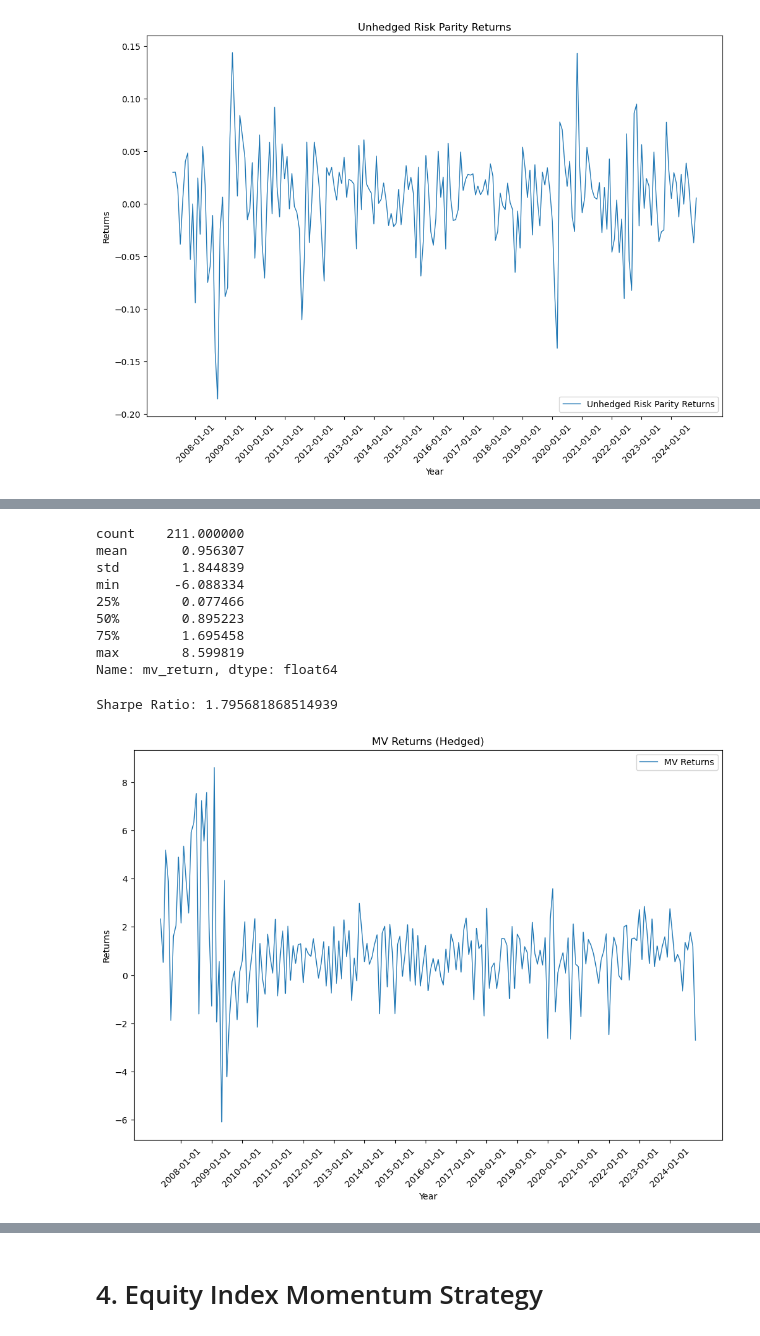
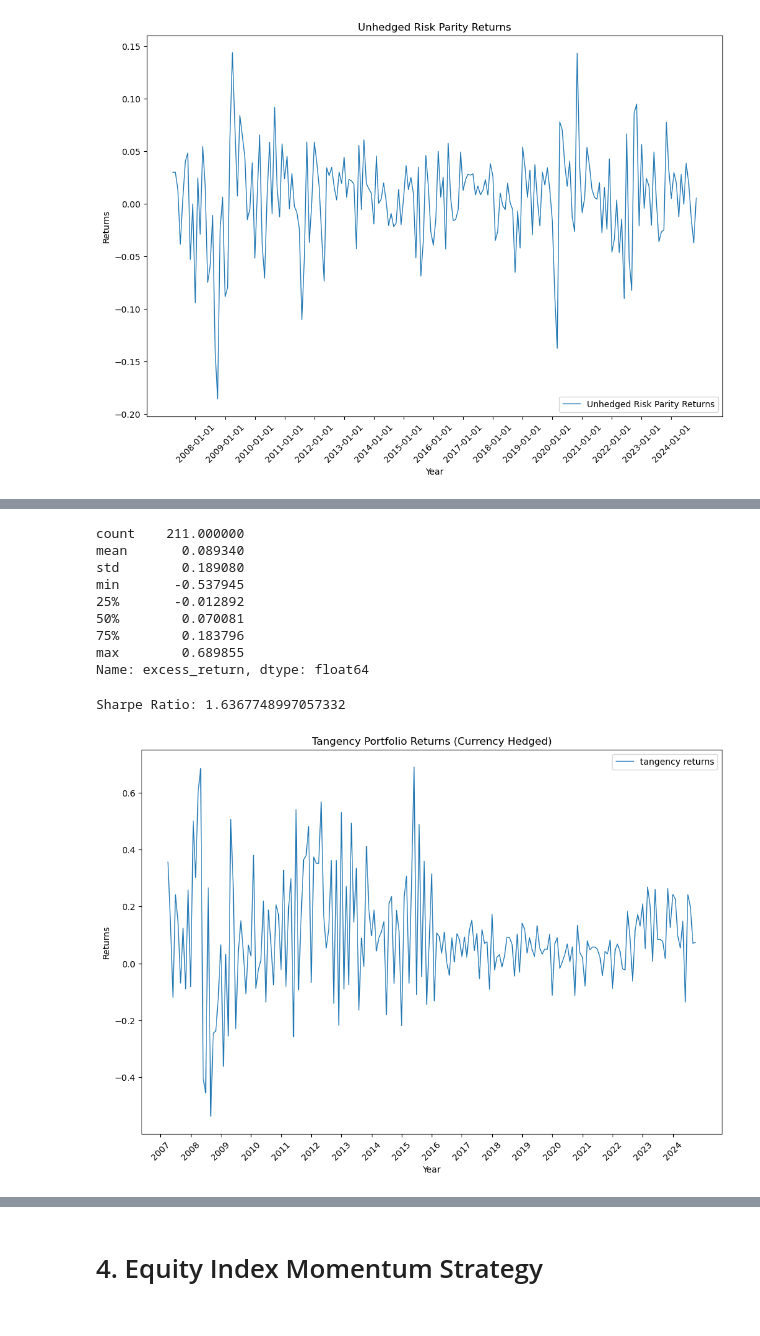
Before and after one commit to pherb127/Investments-Data, a Jupyter notebook: Investments.ipynb, the cells around one changed output, grey strips where cells are left out. Saved outputs shown, nothing was run; the diff lists cells and outputs as text; code cells hidden in the pictures.

```diff
--- a/Investments.ipynb
+++ b/Investments.ipynb
@@ -453,10 +462,9 @@ excess_ret
 # %%
-# Assuming 'df' is the dataframe to compare with 'excess_ret'
 # Calculate the difference between all columns except 'date'
-hedged_returns = df[1:].drop(columns=['date']).subtract(excess_ret.drop(columns=['date']), fill_value=0)
-hedged_returns['date'] = df.date
+hedged_returns = usd_returns.drop(columns=['date']).subtract(excess_ret.drop(columns=['date']))
+hedged_returns['date'] = usd_returns.date
 hedged_returns = hedged_returns[['date', 'France', 'Australia', 'Germany', 'Japan', 'Switzerland', 'Britain', 'USA']]
-
+hedged_returns = hedged_returns.dropna()
 hedged_returns.to_csv('./data/hedged_returns.csv', index=False)
 
 hedged_returns
@@ -598,16 +615,19 @@ plt.show()
 # %%
 # Hedged returns
 volatilities = hedged_returns.drop(columns='date').rolling(window=60).std().shift(1) #avoid look ahead bias
-volatilities['date'] = hedged_returns.date
+volatilities['date'] = hedged_returns['date'].dt.strftime('%Y-%m')
+hedged_returns['date'] = hedged_returns['date'].dt.strftime('%Y-%m')
 volatilities = volatilities.dropna()
 
+# Compute risk_parity weights given by inverse of volatility
 hedged_risk_parity = 1/volatilities.drop(columns='date')
-hedged_risk_parity = hedged_risk_parity.div(hedged_risk_parity.sum(axis=1), axis=0)
+hedged_risk_parity = hedged_risk_parity.div(hedged_risk_parity.sum(axis=1), axis=0) #normalize weights vector
 hedged_risk_parity['date'] = volatilities.date
+hedged_risk_parity['return'] = (hedged_risk_parity.drop(columns='date')*hedged_returns[hedged_returns['date'].astype(str).isin(hedged_risk_parity['date'].astype(str))]\
+                                .drop(columns='date')).sum(axis=1)
+hedged_risk_parity['excess_returns'] = hedged_risk_parity['return'] - r_f[r_f['date'].astype(str).isin(hedged_risk_parity['date'].astype(str))]['rate'].values/12
 
-hedged_risk_parity['return'] = (hedged_risk_parity.drop(columns='date')*hedged_returns[hedged_returns['date'].isin(hedged_risk_parity['date'])].drop(columns='date')).sum(axis=1)
-
-display(hedged_risk_parity['return'].describe())
-sharpe_ratio = (hedged_risk_parity['return'].mean() / hedged_risk_parity['return'].std())*np.sqrt(12) #assuning excess returns
-print("Sharpe Ratio of Hedged Risk Parity:", sharpe_ratio)
+#display resulting deataframe
+hedged_risk_parity = hedged_risk_parity.reset_index(drop=True)
+hedged_risk_parity
 # %% [output]
@@ -686,5 +743,0 @@ plt.show()
-# %%
-r_f['tmytm'] = r_f['tmytm']/100
-# %%
-r_f['mcaldt'] = pd.to_datetime(r_f['mcaldt']) + pd.offsets.MonthBegin(1)
-r_f
@@ -802,33 +816,32 @@ Length: 211, dtype: float64
 # %%
-display(mv_weights_hedged['mv_return'].describe())
+display(tangency_weights_hedged['excess_return'].describe())
 
-sharpe_ratio = (mv_weights_hedged['mv_return'].mean() / mv_weights_hedged['mv_return'].std()) * np.sqrt(12)
-print(f"Sharpe Ratio: {sharpe_ratio}")
+sharpe_ratio_tangency_hedged = (tangency_weights_hedged['excess_return'].mean() / tangency_weights_hedged['excess_return'].std()) * np.sqrt(12)
+print(f"Sharpe Ratio: {sharpe_ratio_tangency_hedged}")
 # %% [output]
 count    211.000000
-mean       0.956307
-std        1.844839
-min       -6.088334
-25%        0.077466
-50%        0.895223
-75%        1.695458
-max        8.599819
-Name: mv_return, dtype: float64
+mean       0.089340
+std        0.189080
+min       -0.537945
+25%       -0.012892
+50%        0.070081
+75%        0.183796
+max        0.689855
+Name: excess_return, dtype: float64
-Sharpe Ratio: 1.795681868514939
+Sharpe Ratio: 1.6367748997057332
 # %%
 fig, ax = plt.subplots(figsize=(12, 8))
 
-# Convert 'date' column to datetime format before plotting
-mv_weights_hedged['date'] = pd.to_datetime(mv_weights_hedged['date'])
-ax.plot(mv_weights_hedged['date'], mv_weights_hedged['mv_return'], linestyle='-', linewidth=1, label='MV Returns')
+ax.plot(pd.to_datetime(tangency_weights_hedged['date']), tangency_weights_hedged['return'], linestyle='-', linewidth=1, label='tangency returns')
+years = [pd.to_datetime(str(year)) for year in range(2007, 2025)]
+plt.xticks(years, rotation=45)
+ax.tick_params(axis='x', rotation=45)
+plt.gca().xaxis.set_major_formatter(mdates.DateFormatter('%Y'))
 
-ax.set_xticks(pd.date_range(start=mv_weights_hedged['date'].min(), end=mv_weights_hedged['date'].max(), freq='YS'))
-ax.tick_params(axis='x', rotation=45)
-
-ax.set_title('MV Returns (Hedged)')
+ax.set_title('Tangency Portfolio Returns (Currency Hedged)')
 ax.set_xlabel('Year')
 ax.set_ylabel('Returns')
 ax.legend()
 plt.show()
 # %% [output]
-[figure, old version]
+[figure, new version]
```
Also changed, not shown: parts of 86 cells of this notebook, 4 other files.
